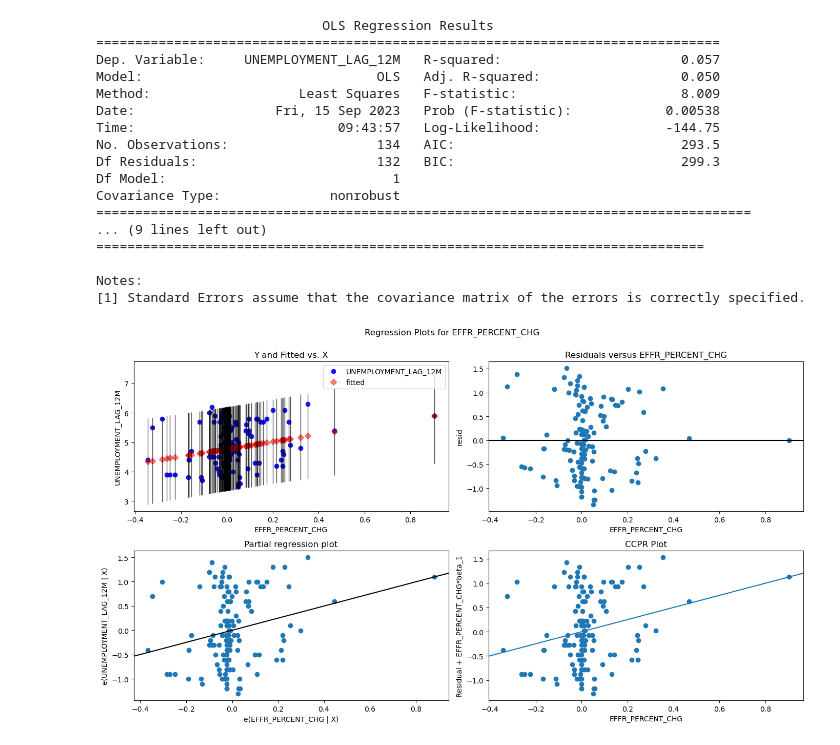
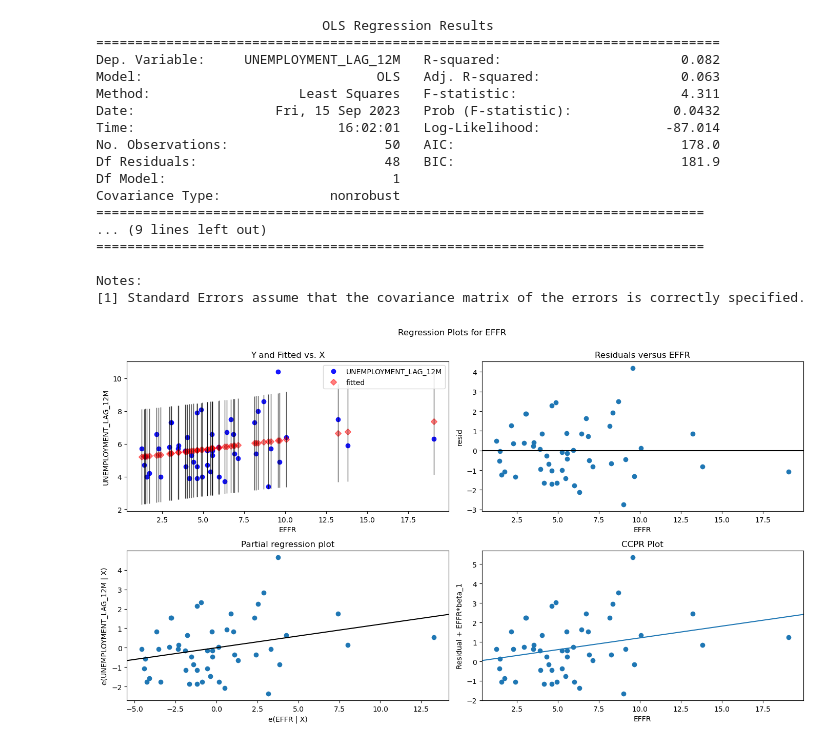
Before and after one commit to himalayahall/DATA608, a Jupyter notebook: Story 2/Story2.ipynb, the cells around one changed output. Saved outputs shown, nothing was run; the diff lists cells and outputs as text; code cells hidden in the pictures.

```diff
--- a/Story 2/Story2.ipynb
+++ b/Story 2/Story2.ipynb
@@ -59,0 +48,4 @@ effr.tail(n=10)
+# %%
+inflation = pd.read_csv('inflation.csv')
+print(len(inflation))
+inflation.head()
@@ -60,5 +60,5 @@ effr.tail(n=10)
 # %%
-merged = unrate.merge(cpi, on='DATE')
+merged = unrate.merge(inflation, on='DATE')
 merged = merged.merge(effr, on='DATE')
 
 unrate_col = merged.pop('UNEMPLOYMENT')
@@ -67,8 +67,7 @@ effr_col = merged.pop('EFFR')
 merged['UNEMPLOYMENT'] = unrate_col
 merged['EFFR'] = effr_col
 
-merged = merged.drop(['CPI'], axis=1)
-merged.dropna(inplace=True)
+#merged.dropna(inplace=True)
 print(len(merged))
-merged.tail()
+merged.head()
 # %% [output]
@@ -82,7 +81,5 @@ merged.tail()
 # %%
-merged['CPI_PERCENT_LAG_6M'] = merged['CPI_PERCENT'].shift(6)
-merged['CPI_PERCENT_LAG_12M'] = merged['CPI_PERCENT'].shift(12)
-merged['UNEMPLOYMENT_LAG_6M'] = merged['UNEMPLOYMENT'].shift(6)
-merged['UNEMPLOYMENT_LAG_12M'] = merged['UNEMPLOYMENT'].shift(12)
+merged['INFLATION_LAG_12M'] = merged['INFLATION'].shift(1)
+merged['UNEMPLOYMENT_LAG_12M'] = merged['UNEMPLOYMENT'].shift(1)
 merged.head()
 # %% [output]
@@ -95,3 +91,0 @@ merged.head()
-# %%
-merged['EFFR_PERCENT_CHG'] = merged['EFFR'].pct_change()
-merged.tail()
@@ -126,36 +113,36 @@ from statsmodels.formula.api import ols
 # %%
 # fit simple linear regression model
-mod = ols('UNEMPLOYMENT_LAG_12M ~ EFFR_PERCENT_CHG',
+mod = ols('UNEMPLOYMENT_LAG_12M ~ EFFR',
                    data=merged2).fit()
 
 # display model summary
 print(mod.summary())
 
 # modify figure size
 fig = plt.figure(figsize=(14, 8))
 
 # creating regression plots
 fig = sm.graphics.plot_regress_exog(mod,
-                                    'EFFR_PERCENT_CHG',
+                                    'EFFR',
                                     fig=fig)
 # %% [output]
                              OLS Regression Results
 ================================================================================
-Dep. Variable:     UNEMPLOYMENT_LAG_12M   R-squared:                       0.057
-Model:                              OLS   Adj. R-squared:                  0.050
-Method:                   Least Squares   F-statistic:                     8.009
-Date:                  Fri, 15 Sep 2023   Prob (F-statistic):            0.00538
-Time:                          09:43:57   Log-Likelihood:                -144.75
-No. Observations:                   134   AIC:                             293.5
-Df Residuals:                       132   BIC:                             299.3
+Dep. Variable:     UNEMPLOYMENT_LAG_12M   R-squared:                       0.082
+Model:                              OLS   Adj. R-squared:                  0.063
+Method:                   Least Squares   F-statistic:                     4.311
+Date:                  Fri, 15 Sep 2023   Prob (F-statistic):             0.0432
+Time:                          16:02:01   Log-Likelihood:                -87.014
+No. Observations:                    50   AIC:                             178.0
+Df Residuals:                        48   BIC:                             181.9
 Df Model:                             1
 Covariance Type:              nonrobust
-====================================================================================
+==============================================================================
 ... (9 lines left out)
 ==============================================================================
 
 Notes:
 [1] Standard Errors assume that the covariance matrix of the errors is correctly specified.
-[figure, old version]
+[figure, new version]
 # %%
 # fit simple linear regression model
```
Also changed, not shown: parts of 30 cells of this notebook, 8 other files.
